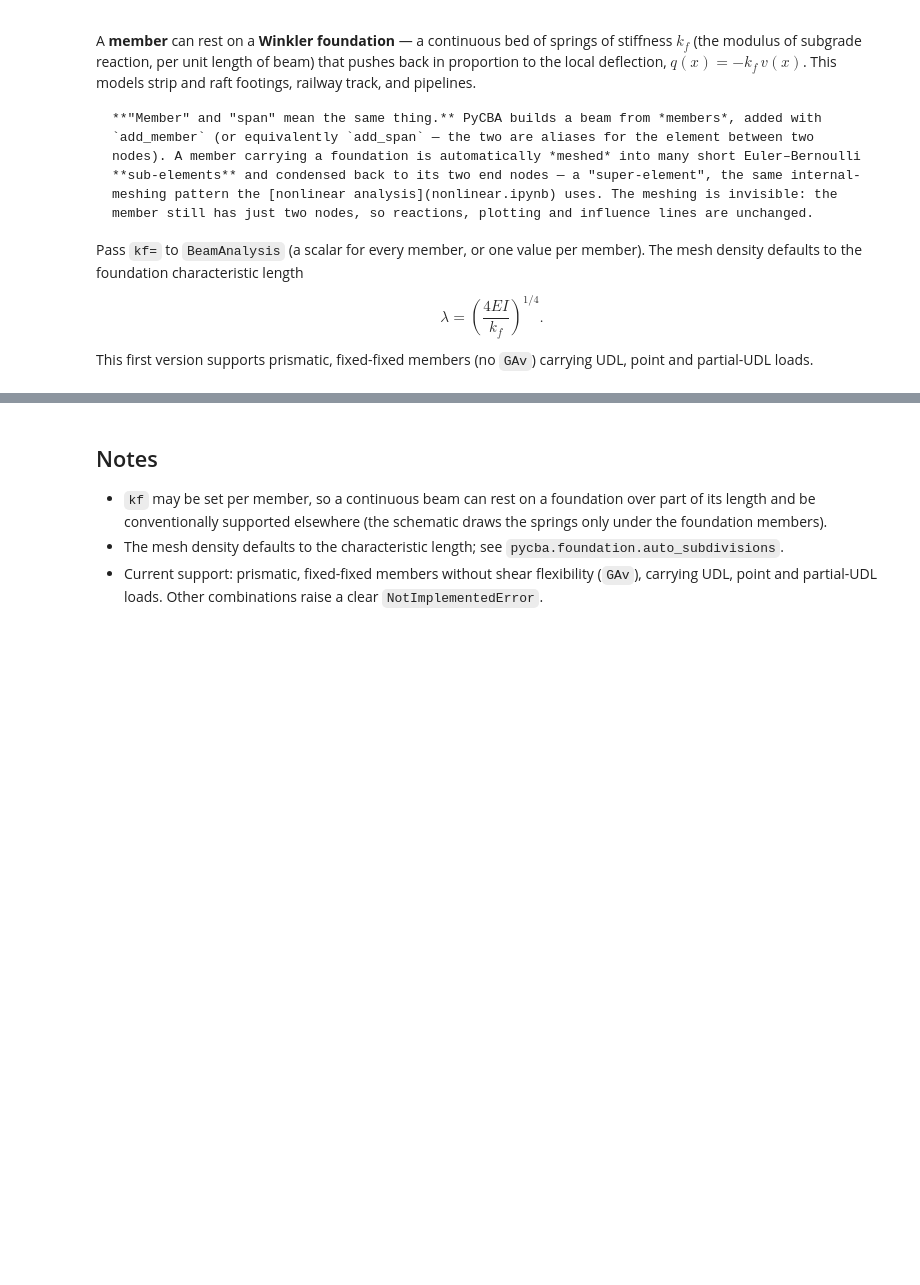
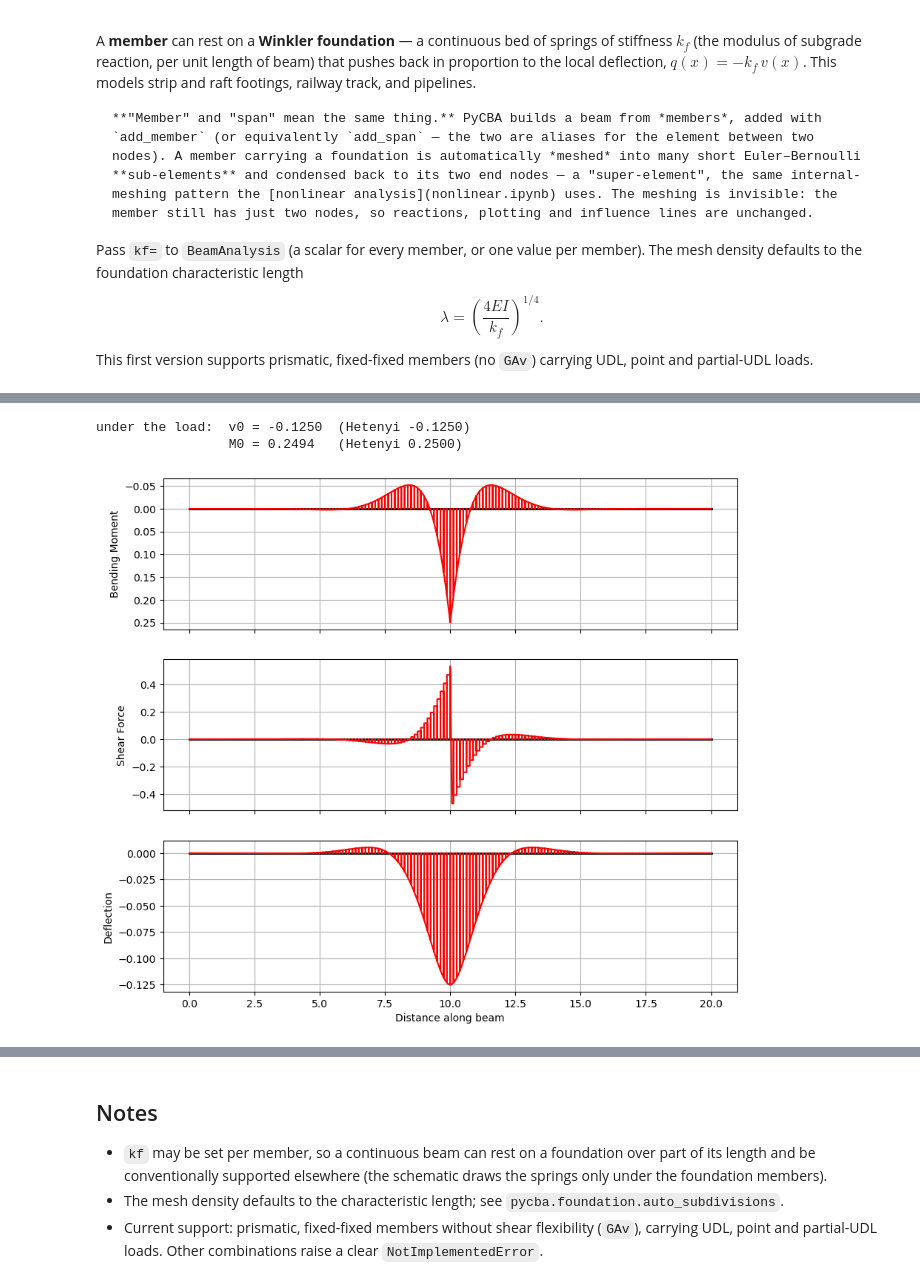
Before and after one commit to ccaprani/pycba, a Jupyter notebook: docs/source/notebooks/foundation.ipynb, the cells around one changed output, grey strips where cells are left out. Drawn from its saved outputs; the diff is of its cells as text; code cells hidden in the pictures; blank space fills up the shorter version.

```diff
--- a/docs/source/notebooks/foundation.ipynb
+++ b/docs/source/notebooks/foundation.ipynb
@@ -45,3 +36,16 @@ under the load:  v0 = -0.1250  (Hetenyi -0.1250)
+# %%
+ba.analyze()
+res = ba.beam_results.results
+
+i = np.argmin(np.abs(res.x - L / 2))
+print(f"under the load:  v0 = {res.D[i]:+.4f}  (Hetenyi {-P*beta/(2*kf):+.4f})")
+print(f"                 M0 = {np.max(np.abs(res.M)):.4f}   (Hetenyi {P/(4*beta):.4f})")
+
+ba.plot_results(show_beam=False, units="none");
+# %% [output]
+under the load:  v0 = -0.1250  (Hetenyi -0.1250)
+                 M0 = 0.2494   (Hetenyi 0.2500)
+[figure, added]
 # %% [markdown]
 ## A strip footing
 
```
Also changed, not shown: parts of 5 cells of this notebook.
